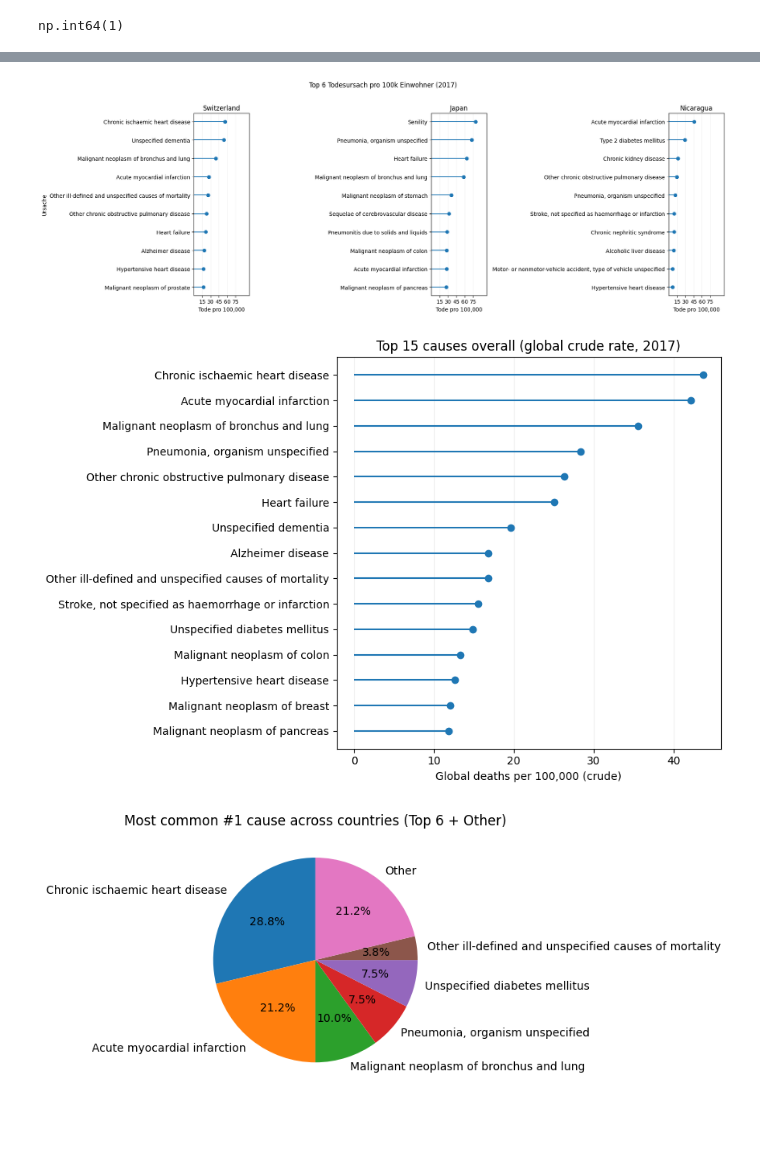
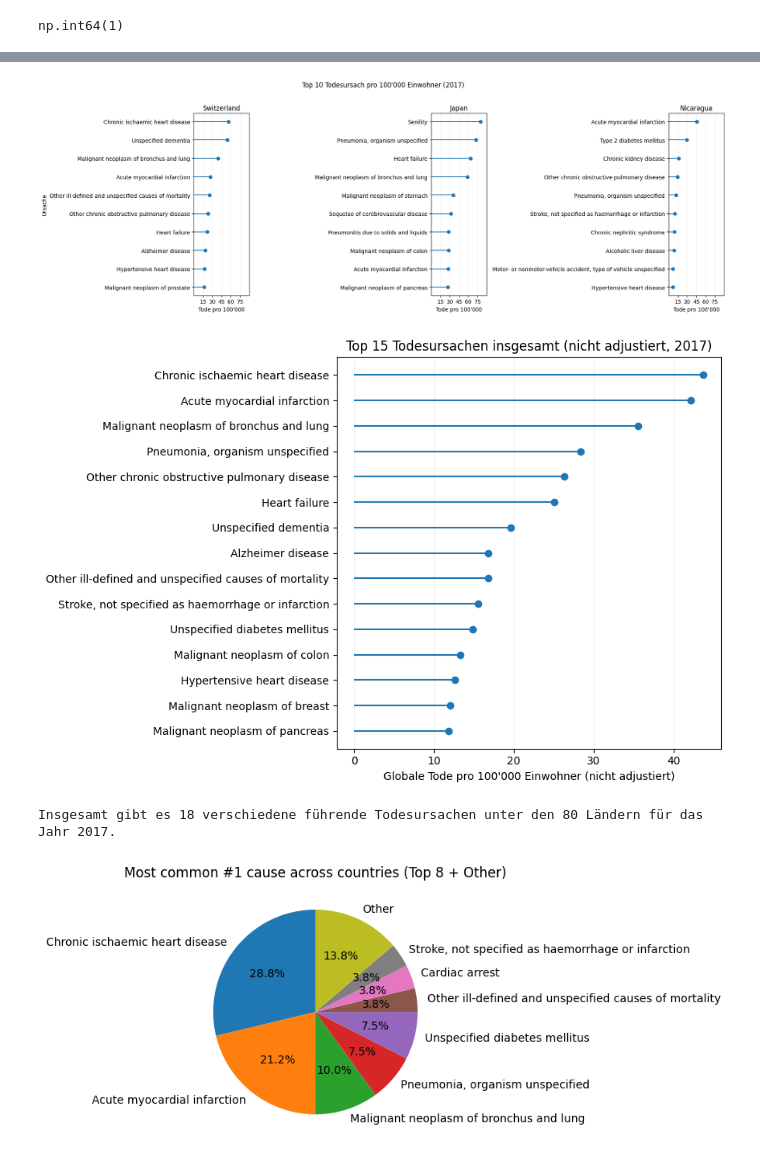
Before and after one commit to ihringerlinus/WHO_Mortality_Database, a Jupyter notebook: TheseKristian.ipynb, the cells around one changed output, grey strips where cells are left out. Drawn from its saved outputs; the diff is of its cells as text; code cells hidden in the pictures; blank space fills up the shorter version.

```diff
--- a/TheseKristian.ipynb
+++ b/TheseKristian.ipynb
@@ -477,7 +480,7 @@ wb_map = {
     "Saint Vincent and Grenadines": "St. Vincent and the Grenadines",
 
     # territories (only if your deaths data uses these exact labels)
-    "Virgin Islands (USA)": "Virgin Islands (U.S.)",
+    "Virgin Islands (US)": "Virgin Islands (U.S.)",
     "Puerto Rico": "Puerto Rico (US)",
 }
 
@@ -485,11 +488,7 @@ df_2017_backup["Country_wb"] = df_2017_backup["Country_clean"].replace(wb_map)
 
 df_wb_naming = df_2017_backup[~df_2017_backup["Country_clean"].isin(["Anguilla", "Montserrat"])].copy()
 # %%
-df_wb_naming = df_wb_naming.merge(
-    pop_2017[["Country_wb", "Population"]],
-    on="Country_wb",
-    how="left"
-)
+df_wb_naming = df_wb_naming.merge(pop_2017[["Country_wb", "Population"]],on="Country_wb",how="left")
 # %%
 missing_after = sorted(df_wb_naming.loc[df_wb_naming["Population"].isna(), "Country_wb"].dropna().unique())
 missing_after[:50], len(missing_after)
@@ -540,15 +539,9 @@ analysis_df = analysis_df.drop(columns=["Cause_name"], errors="ignore")
 # 3) Merge names onto analysis_df
 analysis_df = analysis_df.merge(cause_lookup, on="Cause_block", how="left")
 
-# Optional: fill missing names with the code itself (so plots never show NaN labels)
-analysis_df["Cause_name"] = analysis_df["Cause_name"].fillna(analysis_df["Cause_block"])
-
 # 4) Top N causes per country
-TOP_N = 10
 top_causes_per_country = (
     analysis_df.sort_values(["Country_wb", "deaths_per_100k"], ascending=[True, False])
     .groupby("Country_wb")
-    .head(TOP_N)
+    .head(10)
 )
-
-print(top_causes_per_country)
@@ -577,7 +552,7 @@ countries = ["Switzerland", "Japan", "Nicaragua"]
 fig, axes = plt.subplots(1, len(countries), figsize=(18, 6), sharex=True)
 
 # pick a common max (e.g., 50) OR compute one from data (see below)
-xmax = 100
+xmax = 90
 xticks = [15, 30, 45, 60, 75]
 
 for ax, country in zip(axes, countries):
@@ -597,11 +572,11 @@ for ax, country in zip(axes, countries):
     ax.set_xticks(xticks)
 
 axes[0].set_ylabel("Ursache")
-plt.suptitle(f"Top {TOP_N} Todesursach pro 100'000 Einwohner (2017)", y=1.02)
+plt.suptitle(f"Top 10 Todesursach pro 100'000 Einwohner (2017)", y=1.02)
 plt.tight_layout()
 plt.show()
 # %% [output]
-[figure, old version]
+[figure, new version]
 # %%
 global_cause = (analysis_df.groupby(["Cause_block", "Cause_name"], as_index=False).agg(Deaths=("Deaths", "sum"), Population=("Population", "sum")))
 
@@ -618,37 +593,45 @@ plt.grid(True, axis="x", alpha=0.2)
 plt.tight_layout()
 plt.show()
 # %% [output]
-[figure, old version]
+[figure, new version]
 # %%
-# 1) Top-1 cause per country
-top1 = (analysis_df.sort_values(["Country_wb", "deaths_per_100k"], ascending=[True, False])
-        .groupby("Country_wb")
-        .head(1))
-
-# 2) Count how often each cause is #1
-top1_counts = (top1.groupby("Cause_name")
-               .size()
-               .sort_values(ascending=False))
-
-# 3) Keep top N, rest goes to "Other"
-topN = top1_counts.head(6)
-other = top1_counts.iloc[6:].sum()
-
+#Top 1 Ursache
+top1 = (analysis_df.sort_values(["Country_wb", "deaths_per_100k"], ascending=[True, False]).groupby("Country_wb").head(1))
+#Zählt, wie oft jede Ursache als Top 1 Ursache vorkommt
+top1_counts = (top1.groupby("Cause_name").size().sort_values(ascending=False))
+#Behält nur die Top 8 und fasst den Rest unter "Other" zusammen
+topN = top1_counts.head(8)
+other = top1_counts.iloc[8:].sum()
 pie_series = topN.copy()
 if other > 0:
     pie_series.loc["Other"] = other
 pie_series.to_frame("num_countries")
-# 4) Plot pie
+n_countries = top1["Country_wb"].nunique()
+n_unique_top1 = top1["Cause_name"].nunique()
+
+# Number of unique leading causes
+n_unique_causes = top1_counts.shape[0]
+print(f"Insgesamt gibt es {n_unique_causes} verschiedene führende Todesursachen unter den {n_countries} Ländern für das Jahr 2017.")
+
+
 plt.figure(figsize=(8, 8))
-plt.pie(
-    pie_series.values,
-    labels=pie_series.index,
-    autopct=lambda p: f"{p:.1f}%",
-    startangle=90
-)
-plt.title(f"Most common #1 cause across countries (Top 6 + Other)")
+plt.pie(pie_series.values, labels=pie_series.index, autopct=lambda p: f"{p:.1f}%", startangle=90)
+plt.title(f"Most common #1 cause across countries (Top 8 + Other)")
 plt.tight_layout()
 plt.show()
-pie_series.to_frame("num_countries")
+
+
+
+
+summary_table = (
+    top1_counts
+    .rename("num_countries")
+    .to_frame()
+)
+
+summary_table["share_percent"] = summary_table["num_countries"] / n_countries * 100
+
+summary_table
 # %% [output]
+Insgesamt gibt es 18 verschiedene führende Todesursachen unter den 80 Ländern für das Jahr 2017.
-[figure, old version]
+[figure, new version]
```
Also changed, not shown: parts of 26 cells of this notebook.
